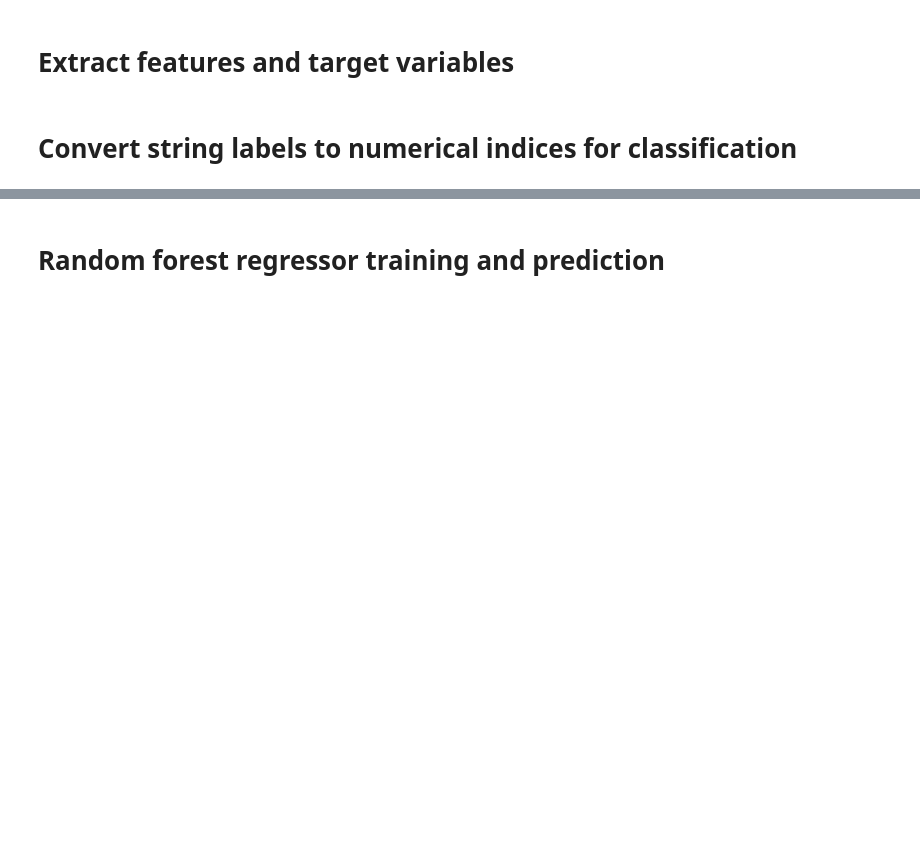
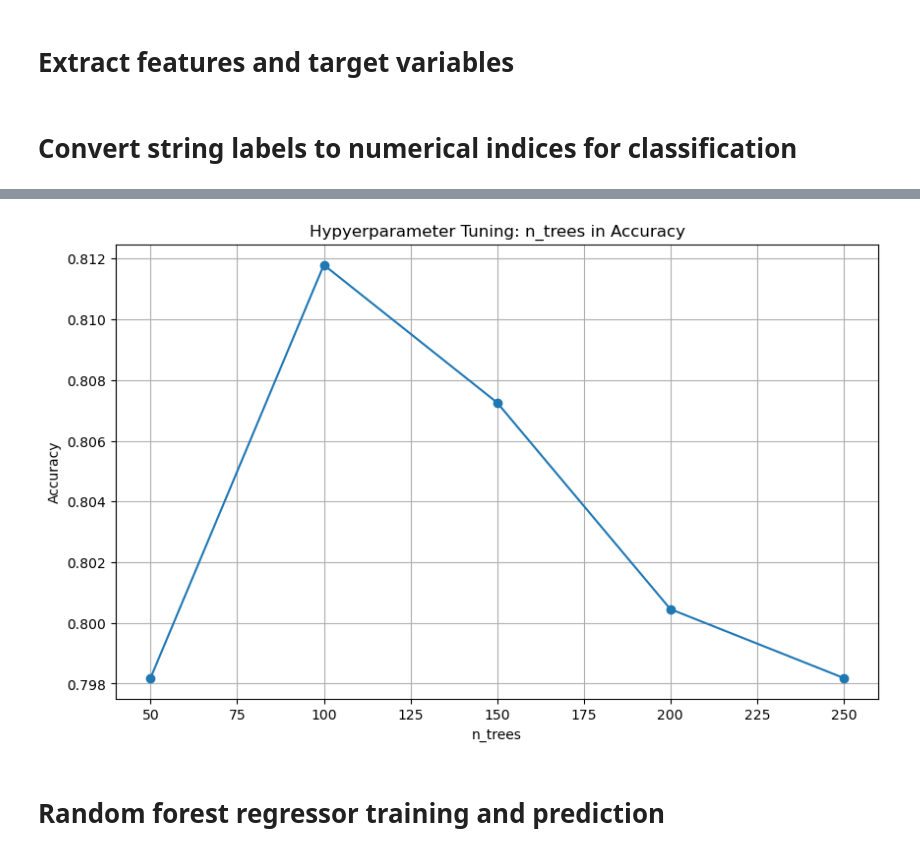
Before and after one commit to edenede2/MLcourse, a Jupyter notebook: assignment1/Assignment1_nb_Eden.ipynb, the cells around one changed output, grey strips where cells are left out. Cells and saved outputs as stored; diff of their text form; code cells hidden in the pictures; blank space fills up the shorter version.

```diff
--- a/assignment1/Assignment1_nb_Eden.ipynb
+++ b/assignment1/Assignment1_nb_Eden.ipynb
@@ -630,0 +706,4 @@ Validation Accuracy: 0.7845804988662132
+# %%
+
+best_params_rf_cls, best_score_rf_cls, results_rf_cls = hyperparameter_tuning_manual(RandomForestClassifier, param_grid_rf_cls, X_train_clas.values, y_train_clas_numeric, X_val_clas.values, y_val_clas_numeric)
+print(f'Best params Random Forest Classifier: {best_params_rf_cls}, Best score: {best_score_rf_cls}')
@@ -631,3 +723,7 @@ Validation Accuracy: 0.7845804988662132
+# %%
+plot_hyperparameter_tuning(results_rf_cls, 'n_trees', 'Accuracy')
+# %% [output]
+[figure, added]
 # %% [markdown]
 # Random forest regressor training and prediction
 # %%
```
Also changed, not shown: parts of 71 cells of this notebook.
